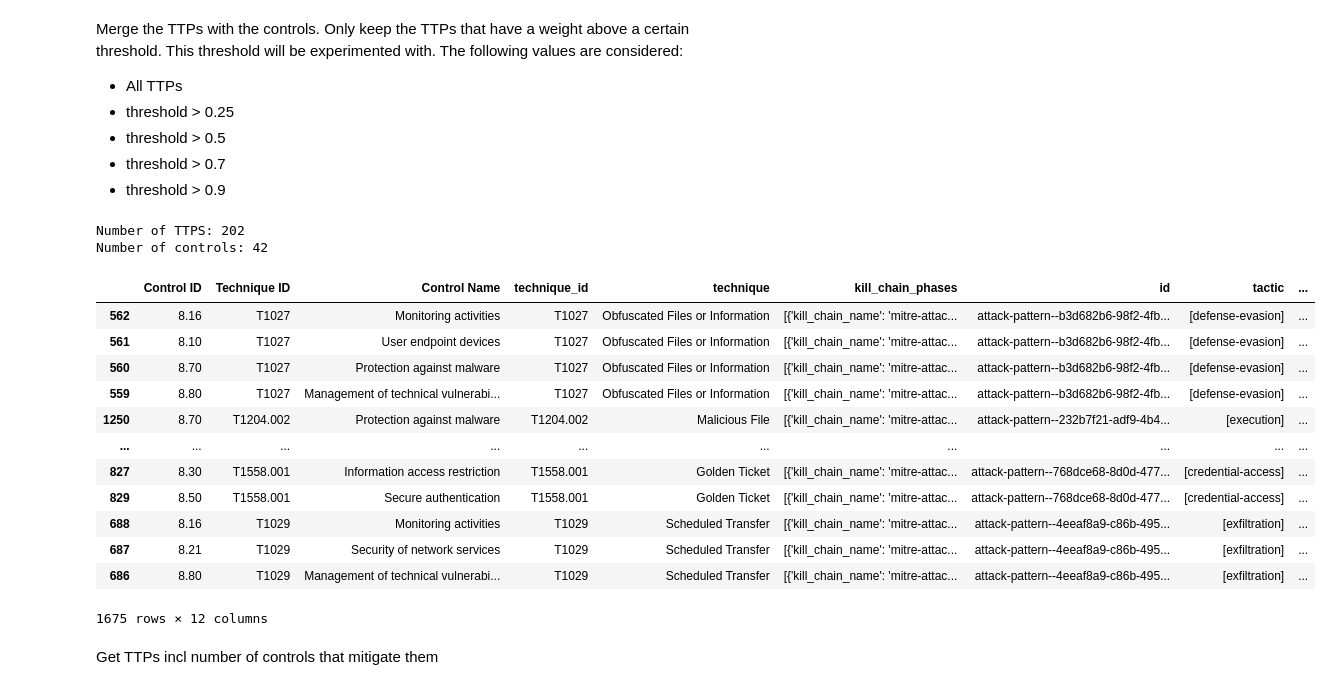
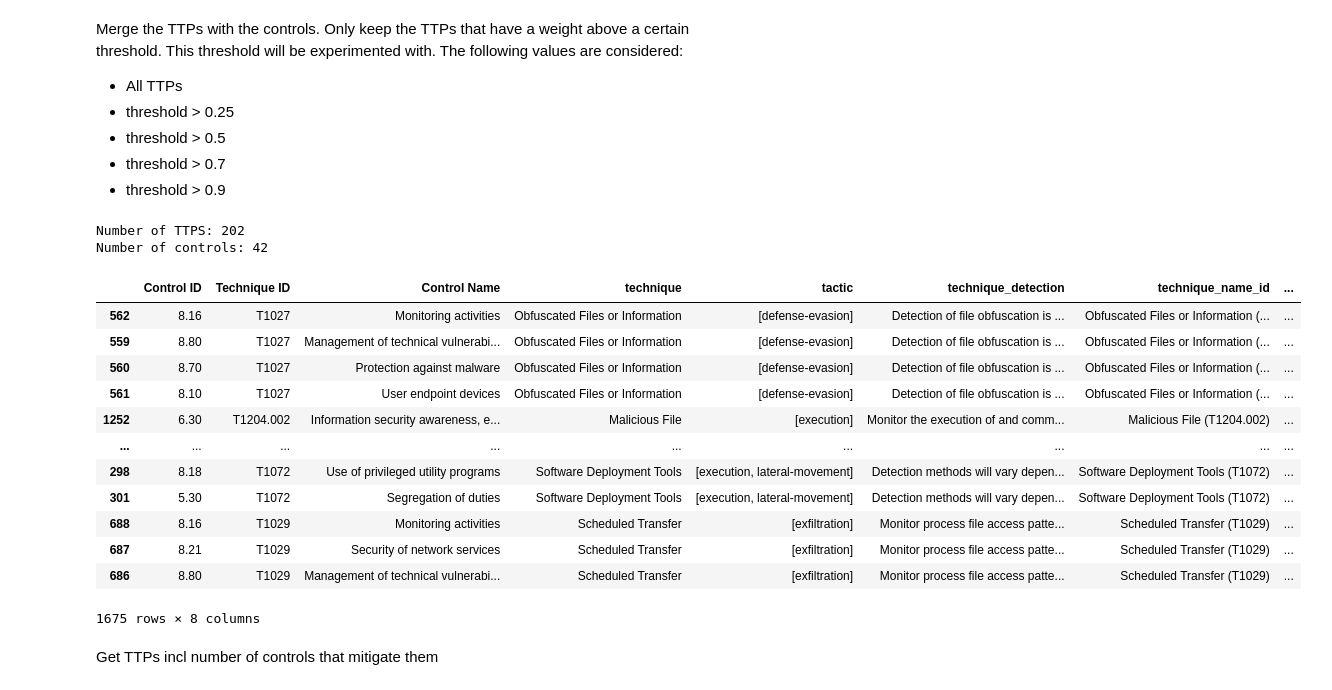
Before and after one commit to AbeWinters/Threat-Profiles-for-Control-Prioritization, a Jupyter notebook: Method 3_2.ipynb, the cells around one changed output. Drawn from its saved outputs; the diff is of its cells as text; code cells hidden in the pictures.

```diff
--- a/Method 3_2.ipynb
+++ b/Method 3_2.ipynb
@@ -132,7 +140,7 @@ def normalize(df):
 
 actors_filtered['actor_weight'] = normalize(actors_filtered['weight'])
 
-actors_filtered.sort_values(by='actor_weight',ascending=False)
+actors_filtered.sort_values(by='actor_weight',ascending=False,inplace=True)
 
 actors_ranked = actors_filtered[['actor_weight','mitre_attack_ttps']]
 unique_ttps = to_1D(actors_ranked['mitre_attack_ttps']).value_counts()
@@ -220,7 +217,7 @@ from attackcti import attack_client
 from pandas import json_normalize
 import sys
 
-mitre_columns = ['technique_id','technique','kill_chain_phases','id','tactic','technique_detection','impact_type']
+mitre_columns = ['technique_id','technique','tactic','technique_detection']
 
 def get_attck_dataframe(matrix = 'enterprise'):
     if  (matrix.lower() == 'enterprise'):
@@ -247,4 +244,5 @@ ttps_enriched['technique_name_id'] = ttps_enriched['technique'] + " (" + ttps_en
 #### 2.3.4. Calculate weights
 # %%
 ttps_enriched['ttp_weight'] = normalize(ttps_enriched['actor_weight'])
-ttps_enriched = ttps_enriched.drop(['actor_weight'],axis=1)
+ttps_enriched = ttps_enriched.drop(['actor_weight','technique_id'],axis=1)
+ttps_enriched
@@ -272,6 +285,7 @@ def take_threshold(threshold, df):
 
 
 ttps_enriched = take_percentage(PERCENTAGE,ttps_enriched)
+ttps_enriched.sort_values(by="ttp_weight",inplace=True,ascending=False)
 # ttps_enriched = take_threshold(TTP_THRESHOLD,ttps_enriched)
 # %% [output]
 Taking 100%; 321 entries
@@ -313,27 +327,27 @@ Merge the TTPs with the controls. Only keep the TTPs that have a weight above a
 # %%
 ttp_control_map = get_iso_attck_mapping()
 
-ttp_control_merge = ttp_control_map.merge(ttps_enriched, left_on="Technique ID", right_on="technique_id",how="inner")
+ttp_control_merge = ttp_control_map.merge(ttps_enriched, left_on="Technique ID", right_on="mitre_attack_ttps",how="inner")
 ttp_control_merge.sort_values(by='ttp_weight',inplace=True,ascending=False)
 print("Number of TTPS:",ttp_control_merge['Technique ID'].value_counts().index.size)
 print("Number of controls:",ttp_control_merge['Control ID'].value_counts().index.size)
 ttp_control_merge
 # %% [output]
 Number of TTPS: 202
 Number of controls: 42
-|  | Control ID | Technique ID | Control Name | technique_id | technique | kill_chain_phases | id | tactic | ... |
-| 562 | 8.16 | T1027 | Monitoring activities | T1027 | Obfuscated Files or Information | [{'kill_chain_name': 'mitre-attac... | attack-pattern--b3d682b6-98f2-4fb... | [defense-evasion] | ... |
-| 561 | 8.10 | T1027 | User endpoint devices | T1027 | Obfuscated Files or Information | [{'kill_chain_name': 'mitre-attac... | attack-pattern--b3d682b6-98f2-4fb... | [defense-evasion] | ... |
-| 560 | 8.70 | T1027 | Protection against malware | T1027 | Obfuscated Files or Information | [{'kill_chain_name': 'mitre-attac... | attack-pattern--b3d682b6-98f2-4fb... | [defense-evasion] | ... |
-| 559 | 8.80 | T1027 | Management of technical vulnerabi... | T1027 | Obfuscated Files or Information | [{'kill_chain_name': 'mitre-attac... | attack-pattern--b3d682b6-98f2-4fb... | [defense-evasion] | ... |
-| 1250 | 8.70 | T1204.002 | Protection against malware | T1204.002 | Malicious File | [{'kill_chain_name': 'mitre-attac... | attack-pattern--232b7f21-adf9-4b4... | [execution] | ... |
-| ... | ... | ... | ... | ... | ... | ... | ... | ... | ... |
-| 827 | 8.30 | T1558.001 | Information access restriction | T1558.001 | Golden Ticket | [{'kill_chain_name': 'mitre-attac... | attack-pattern--768dce68-8d0d-477... | [credential-access] | ... |
-| 829 | 8.50 | T1558.001 | Secure authentication | T1558.001 | Golden Ticket | [{'kill_chain_name': 'mitre-attac... | attack-pattern--768dce68-8d0d-477... | [credential-access] | ... |
-| 688 | 8.16 | T1029 | Monitoring activities | T1029 | Scheduled Transfer | [{'kill_chain_name': 'mitre-attac... | attack-pattern--4eeaf8a9-c86b-495... | [exfiltration] | ... |
-| 687 | 8.21 | T1029 | Security of network services | T1029 | Scheduled Transfer | [{'kill_chain_name': 'mitre-attac... | attack-pattern--4eeaf8a9-c86b-495... | [exfiltration] | ... |
-| 686 | 8.80 | T1029 | Management of technical vulnerabi... | T1029 | Scheduled Transfer | [{'kill_chain_name': 'mitre-attac... | attack-pattern--4eeaf8a9-c86b-495... | [exfiltration] | ... |
+|  | Control ID | Technique ID | Control Name | technique | tactic | technique_detection | technique_name_id | ... |
+| 562 | 8.16 | T1027 | Monitoring activities | Obfuscated Files or Information | [defense-evasion] | Detection of file obfuscation is ... | Obfuscated Files or Information (... | ... |
+| 559 | 8.80 | T1027 | Management of technical vulnerabi... | Obfuscated Files or Information | [defense-evasion] | Detection of file obfuscation is ... | Obfuscated Files or Information (... | ... |
+| 560 | 8.70 | T1027 | Protection against malware | Obfuscated Files or Information | [defense-evasion] | Detection of file obfuscation is ... | Obfuscated Files or Information (... | ... |
+| 561 | 8.10 | T1027 | User endpoint devices | Obfuscated Files or Information | [defense-evasion] | Detection of file obfuscation is ... | Obfuscated Files or Information (... | ... |
+| 1252 | 6.30 | T1204.002 | Information security awareness, e... | Malicious File | [execution] | Monitor the execution of and comm... | Malicious File (T1204.002) | ... |
+| ... | ... | ... | ... | ... | ... | ... | ... | ... |
+| 298 | 8.18 | T1072 | Use of privileged utility programs | Software Deployment Tools | [execution, lateral-movement] | Detection methods will vary depen... | Software Deployment Tools (T1072) | ... |
+| 301 | 5.30 | T1072 | Segregation of duties | Software Deployment Tools | [execution, lateral-movement] | Detection methods will vary depen... | Software Deployment Tools (T1072) | ... |
+| 688 | 8.16 | T1029 | Monitoring activities | Scheduled Transfer | [exfiltration] | Monitor process file access patte... | Scheduled Transfer (T1029) | ... |
+| 687 | 8.21 | T1029 | Security of network services | Scheduled Transfer | [exfiltration] | Monitor process file access patte... | Scheduled Transfer (T1029) | ... |
+| 686 | 8.80 | T1029 | Management of technical vulnerabi... | Scheduled Transfer | [exfiltration] | Monitor process file access patte... | Scheduled Transfer (T1029) | ... |
-1675 rows × 12 columns
+1675 rows × 8 columns
 # %% [markdown]
 Get TTPs incl number of controls that mitigate them
 # %%
```
Also changed, not shown: parts of 19 cells of this notebook, 8 other files.
